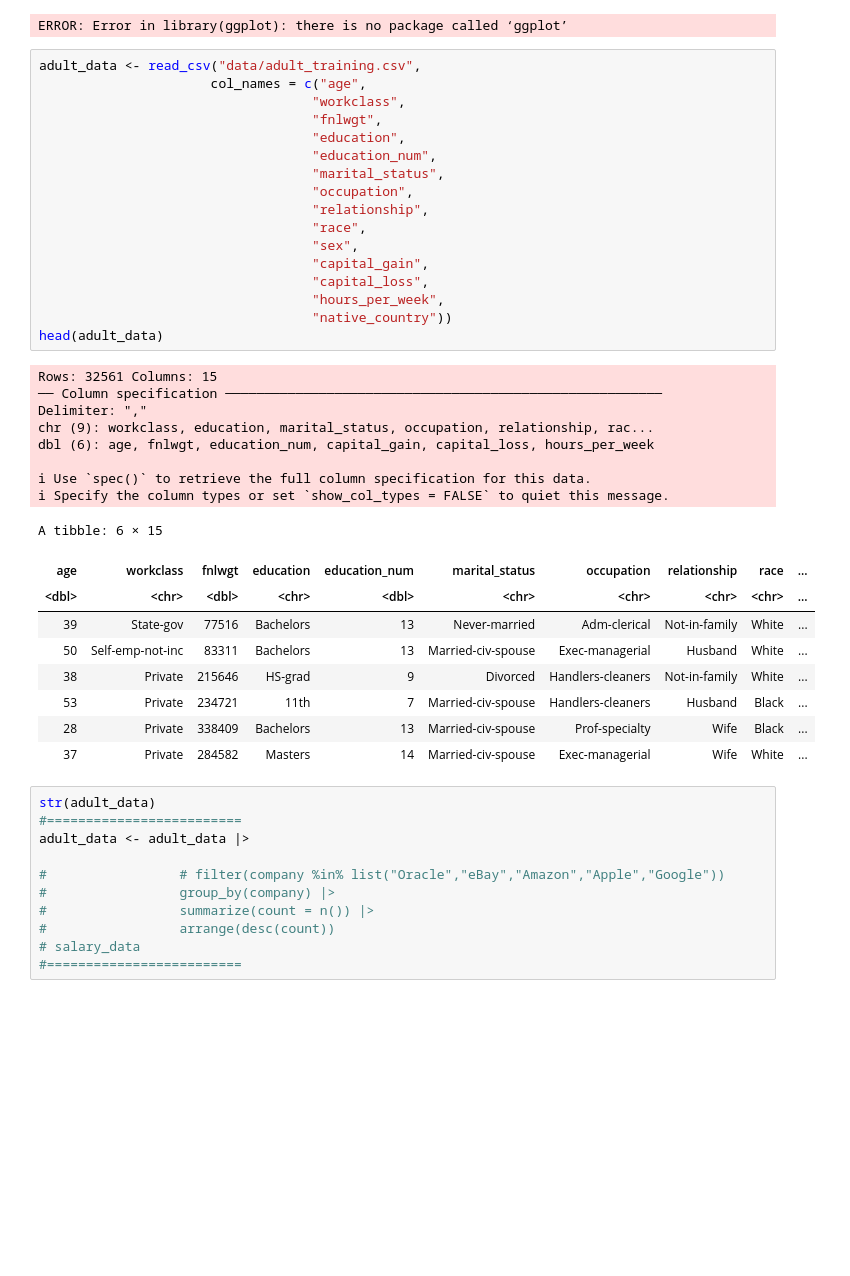
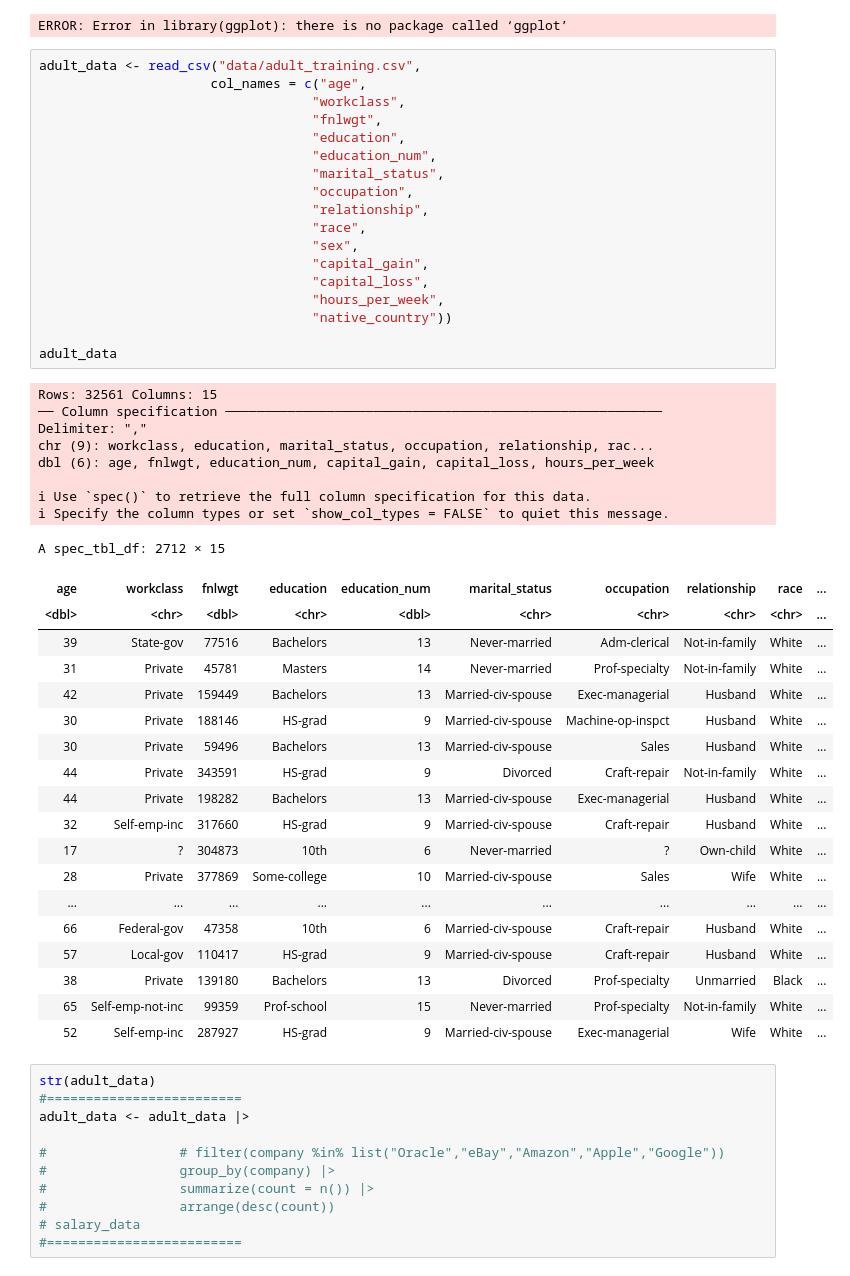
Before and after one commit to Anmol-Ghadia/dsci-100-2022w1-group-44, a Jupyter notebook: Project_proposal.ipynb, the cells around one changed output. Saved outputs shown, nothing was run; the diff lists cells and outputs as text; blank space fills up the shorter version.

```diff
--- a/Project_proposal.ipynb
+++ b/Project_proposal.ipynb
@@ -37,38 +37,49 @@ ERROR: Error in library(ggplot): there is no package called ‘ggplot’
 # %%
 adult_data <- read_csv("data/adult_training.csv",
                       col_names = c("age",
                                    "workclass",
                                    "fnlwgt",
                                    "education",
                                    "education_num",
                                    "marital_status",
                                    "occupation",
                                    "relationship",
                                    "race",
                                    "sex",
                                    "capital_gain",
                                    "capital_loss",
                                    "hours_per_week",
                                    "native_country"))
-head(adult_data)
+
+adult_data
 # %% [output]
 Rows: 32561 Columns: 15
 ── Column specification ────────────────────────────────────────────────────────
 Delimiter: ","
 chr (9): workclass, education, marital_status, occupation, relationship, rac...
 dbl (6): age, fnlwgt, education_num, capital_gain, capital_loss, hours_per_week
 
 ℹ Use `spec()` to retrieve the full column specification for this data.
 ℹ Specify the column types or set `show_col_types = FALSE` to quiet this message.
-A tibble: 6 × 15
+A spec_tbl_df: 2712 × 15
 | age | workclass | fnlwgt | education | education_num | marital_status | occupation | relationship | race | ... |
 | <dbl> | <chr> | <dbl> | <chr> | <dbl> | <chr> | <chr> | <chr> | <chr> | ... |
 | 39 | State-gov | 77516 | Bachelors | 13 | Never-married | Adm-clerical | Not-in-family | White | ... |
-| 50 | Self-emp-not-inc | 83311 | Bachelors | 13 | Married-civ-spouse | Exec-managerial | Husband | White | ... |
-| 38 | Private | 215646 | HS-grad | 9 | Divorced | Handlers-cleaners | Not-in-family | White | ... |
-| 53 | Private | 234721 | 11th | 7 | Married-civ-spouse | Handlers-cleaners | Husband | Black | ... |
-| 28 | Private | 338409 | Bachelors | 13 | Married-civ-spouse | Prof-specialty | Wife | Black | ... |
-| 37 | Private | 284582 | Masters | 14 | Married-civ-spouse | Exec-managerial | Wife | White | ... |
+| 31 | Private | 45781 | Masters | 14 | Never-married | Prof-specialty | Not-in-family | White | ... |
+| 42 | Private | 159449 | Bachelors | 13 | Married-civ-spouse | Exec-managerial | Husband | White | ... |
+| 30 | Private | 188146 | HS-grad | 9 | Married-civ-spouse | Machine-op-inspct | Husband | White | ... |
+| 30 | Private | 59496 | Bachelors | 13 | Married-civ-spouse | Sales | Husband | White | ... |
+| 44 | Private | 343591 | HS-grad | 9 | Divorced | Craft-repair | Not-in-family | White | ... |
+| 44 | Private | 198282 | Bachelors | 13 | Married-civ-spouse | Exec-managerial | Husband | White | ... |
+| 32 | Self-emp-inc | 317660 | HS-grad | 9 | Married-civ-spouse | Craft-repair | Husband | White | ... |
+| 17 | ? | 304873 | 10th | 6 | Never-married | ? | Own-child | White | ... |
+| 28 | Private | 377869 | Some-college | 10 | Married-civ-spouse | Sales | Wife | White | ... |
+| ... | ... | ... | ... | ... | ... | ... | ... | ... | ... |
+| 66 | Federal-gov | 47358 | 10th | 6 | Married-civ-spouse | Craft-repair | Husband | White | ... |
+| 57 | Local-gov | 110417 | HS-grad | 9 | Married-civ-spouse | Craft-repair | Husband | White | ... |
+| 38 | Private | 139180 | Bachelors | 13 | Divorced | Prof-specialty | Unmarried | Black | ... |
+| 65 | Self-emp-not-inc | 99359 | Prof-school | 15 | Never-married | Prof-specialty | Not-in-family | White | ... |
+| 52 | Self-emp-inc | 287927 | HS-grad | 9 | Married-civ-spouse | Exec-managerial | Wife | White | ... |
 # %%
 str(adult_data)
 #=========================
```
Also changed, not shown: 1 other file.
